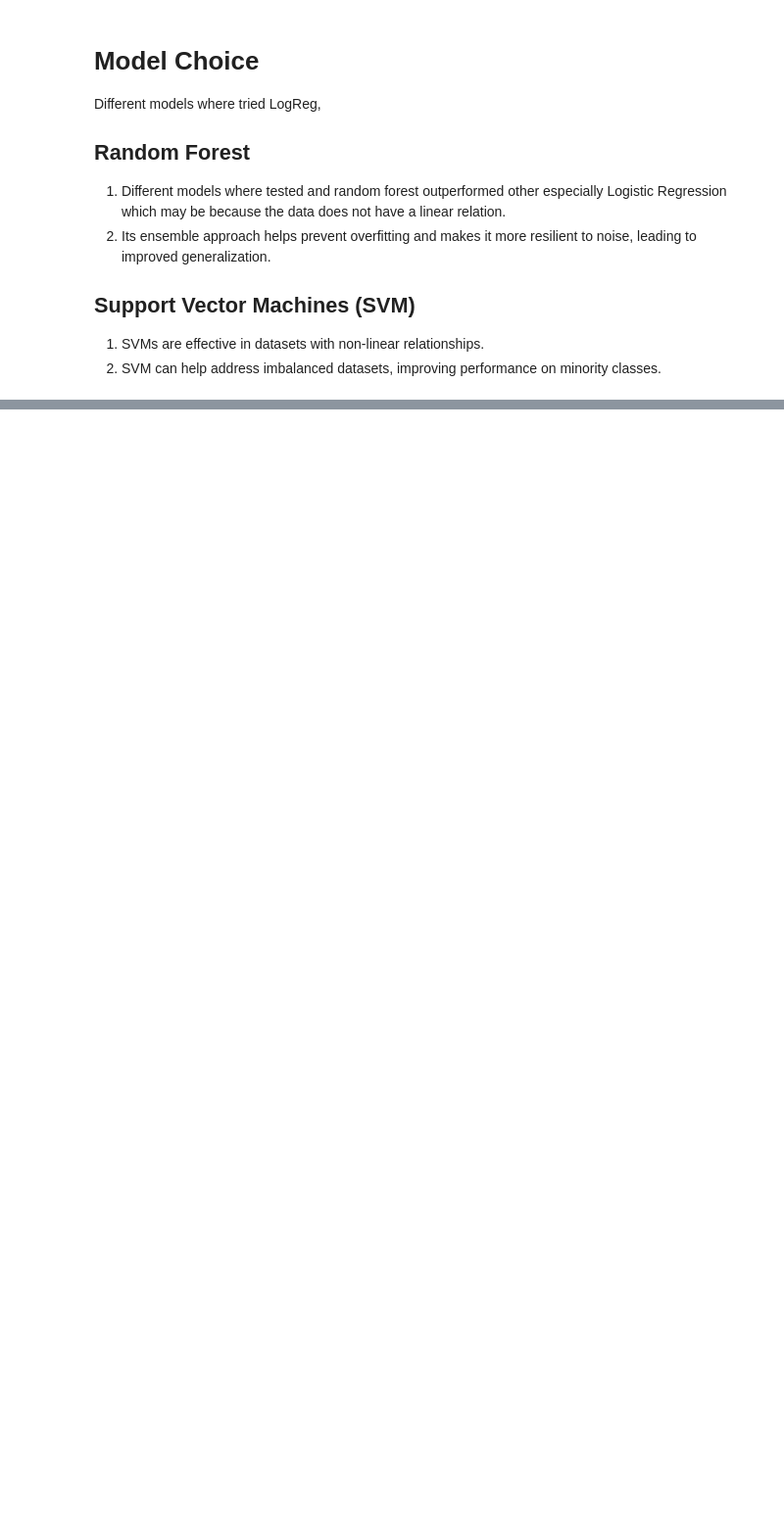
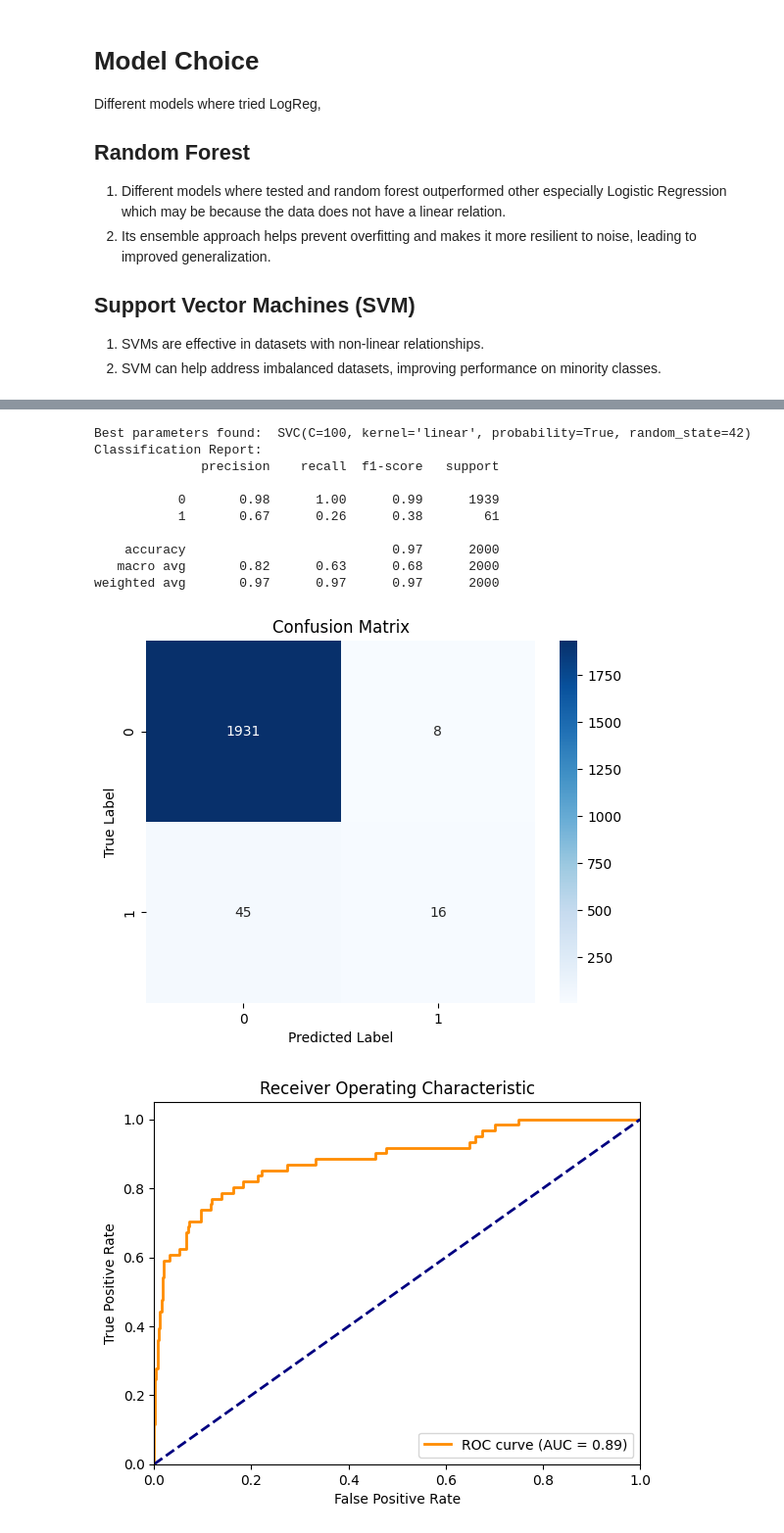
Before and after one commit to andersbloch09/Applied_Machine_Learning_Course, a Jupyter notebook: Solution.ipynb, the cells around one changed output, grey strips where cells are left out. Shown at 98% size. Cells and saved outputs as stored; diff of their text form; code cells hidden in the pictures; blank space fills up the shorter version.

```diff
--- a/Solution.ipynb
+++ b/Solution.ipynb
@@ -276,0 +238,55 @@ weighted avg       0.98      0.98      0.98      1000
+# %%
+# Print the best parameters and best score
+print("Best parameters found: ", grid_result)
+
+# Make predictions on the test set
+y_pred = grid_result.predict(X_test)
+y_pred_proba = grid_result.predict_proba(X_test)[:, 1]
+
+# Print classification report
+print("Classification Report:")
+print(classification_report(y_test, y_pred))
+
+# Plot confusion matrix
+cm = confusion_matrix(y_test, y_pred)
+sns.heatmap(cm, annot=True, fmt='d', cmap='Blues')
+plt.title('Confusion Matrix')
+plt.ylabel('True Label')
+plt.xlabel('Predicted Label')
+plt.show()
+
+# Plot ROC curve
+fpr, tpr, _ = roc_curve(y_test, y_pred_proba)
+roc_auc = auc(fpr, tpr)
+plt.figure()
+plt.plot(fpr, tpr, color='darkorange', lw=2, label=f'ROC curve (AUC = {roc_auc:.2f})')
+plt.plot([0, 1], [0, 1], color='navy', lw=2, linestyle='--')
+plt.xlim([0.0, 1.0])
+plt.ylim([0.0, 1.05])
+plt.xlabel('False Positive Rate')
+plt.ylabel('True Positive Rate')
+plt.title('Receiver Operating Characteristic')
+plt.legend(loc="lower right")
+plt.show()
+
+# Plot Precision-Recall curve
+precision, recall, _ = precision_recall_curve(y_test, y_pred_proba)
+plt.figure()
+plt.plot(recall, precision, color='blue', lw=2)
+plt.xlabel('Recall')
+plt.ylabel('Precision')
+plt.title('Precision-Recall curve')
+plt.show()
+# %% [output]
+Best parameters found:  SVC(C=100, kernel='linear', probability=True, random_state=42)
+Classification Report:
+              precision    recall  f1-score   support
+
+           0       0.98      1.00      0.99      1939
+           1       0.67      0.26      0.38        61
+
+    accuracy                           0.97      2000
+   macro avg       0.82      0.63      0.68      2000
+weighted avg       0.97      0.97      0.97      2000
+[figure, added]
+[figure, added]
```
Also changed, not shown: parts of 7 cells of this notebook.
